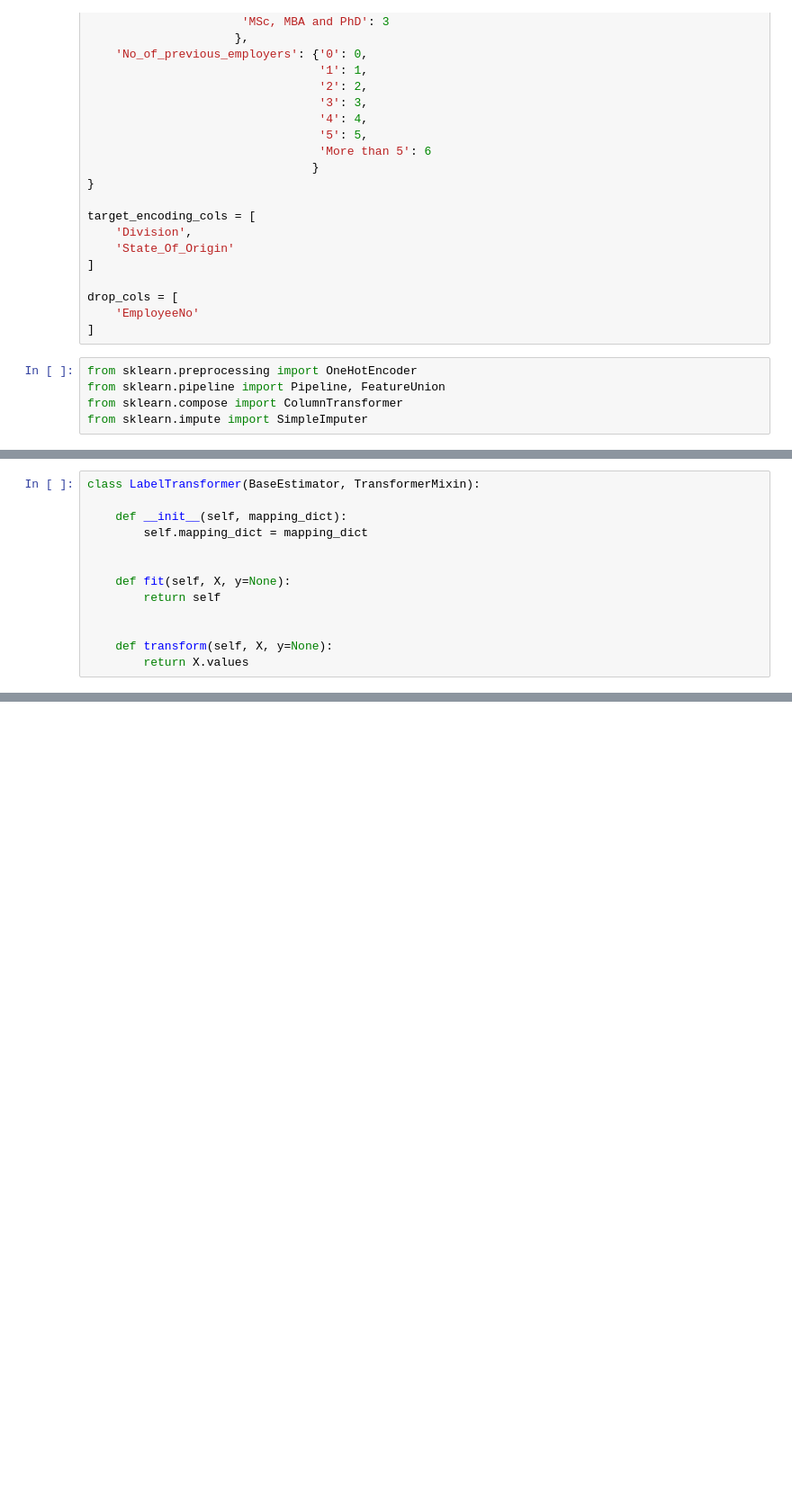
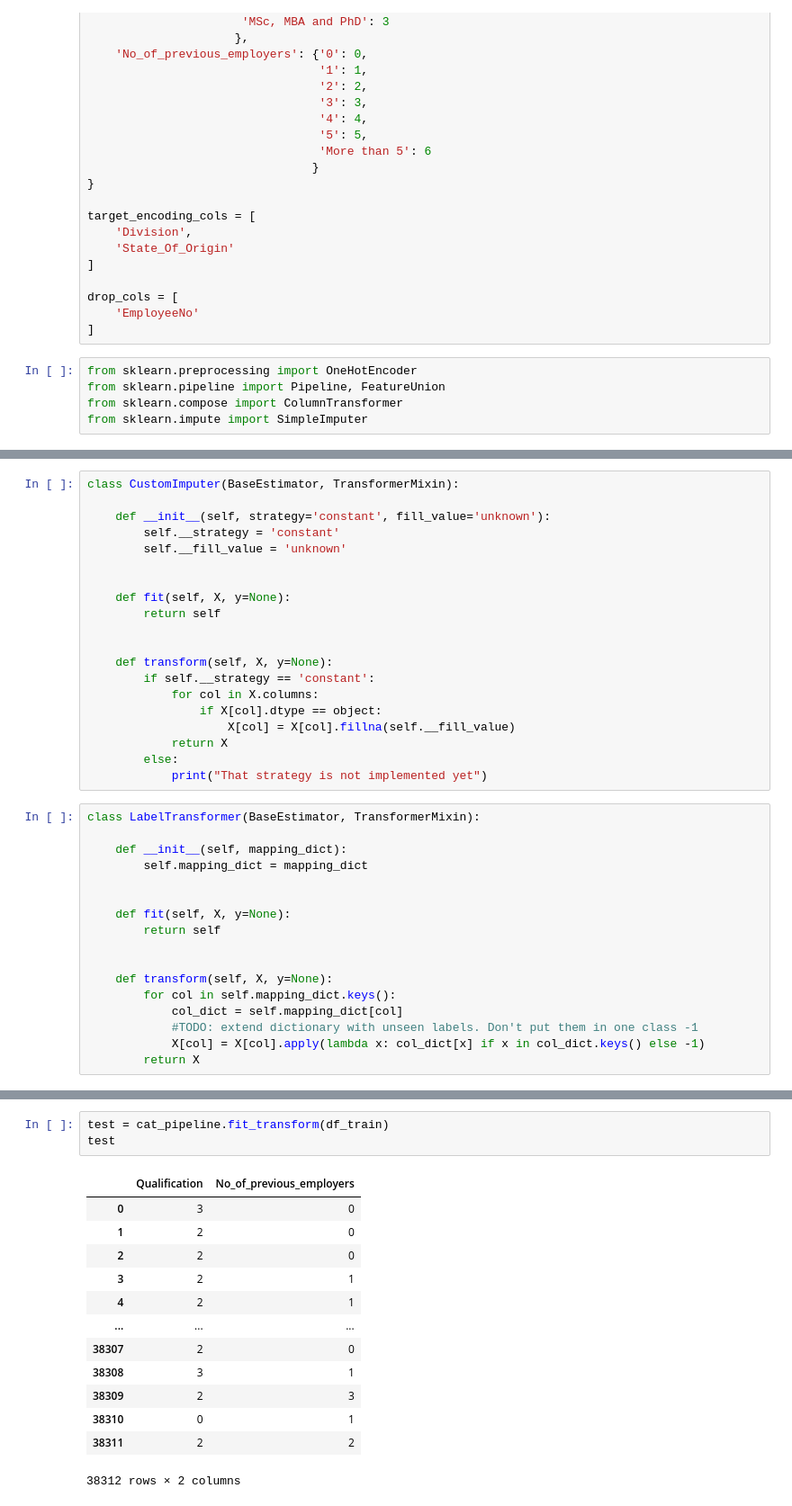
Before and after one commit to tizycki/intercampusai2019, a Jupyter notebook: data_exploration.ipynb, the cells around one changed output, grey strips where cells are left out. Shown at 90% size. Cells and saved outputs as stored; diff of their text form; blank space fills up the shorter version.

```diff
--- a/data_exploration.ipynb
+++ b/data_exploration.ipynb
@@ -205,3 +206,23 @@ class FeatureSelector(BaseEstimator, TransformerMixin):
+# %%
+class CustomImputer(BaseEstimator, TransformerMixin):
+
+    def __init__(self, strategy='constant', fill_value='unknown'):
+        self.__strategy = 'constant'
+        self.__fill_value = 'unknown'
+
+
+    def fit(self, X, y=None):
+        return self
+
+
+    def transform(self, X, y=None):
+        if self.__strategy == 'constant':
+            for col in X.columns:
+                if X[col].dtype == object:
+                    X[col] = X[col].fillna(self.__fill_value)
+            return X
+        else:
+            print("That strategy is not implemented yet")
 # %%
 class LabelTransformer(BaseEstimator, TransformerMixin):
 
@@ -214,5 +235,9 @@ class LabelTransformer(BaseEstimator, TransformerMixin):
 
 
     def transform(self, X, y=None):
-        return X.values
+        for col in self.mapping_dict.keys():
+            col_dict = self.mapping_dict[col]
+            #TODO: extend dictionary with unseen labels. Don't put them in one class -1
+            X[col] = X[col].apply(lambda x: col_dict[x] if x in col_dict.keys() else -1)
+        return X
 # %%
@@ -243,3 +282,20 @@ cat_pipeline = Pipeline(steps=[('label_enc_selector', FeatureSelector(label_enco
 # num_pipeline = Pipeline(steps=[()
 #                               ]
 #                        )
+# %%
+test = cat_pipeline.fit_transform(df_train)
+test
+# %% [output]
+|  | Qualification | No_of_previous_employers |
+| 0 | 3 | 0 |
+| 1 | 2 | 0 |
+| 2 | 2 | 0 |
+| 3 | 2 | 1 |
+| 4 | 2 | 1 |
+| ... | ... | ... |
+| 38307 | 2 | 0 |
+| 38308 | 3 | 1 |
+| 38309 | 2 | 3 |
+| 38310 | 0 | 1 |
+| 38311 | 2 | 2 |
+38312 rows × 2 columns
```
Also changed, not shown: parts of 7 cells of this notebook.
